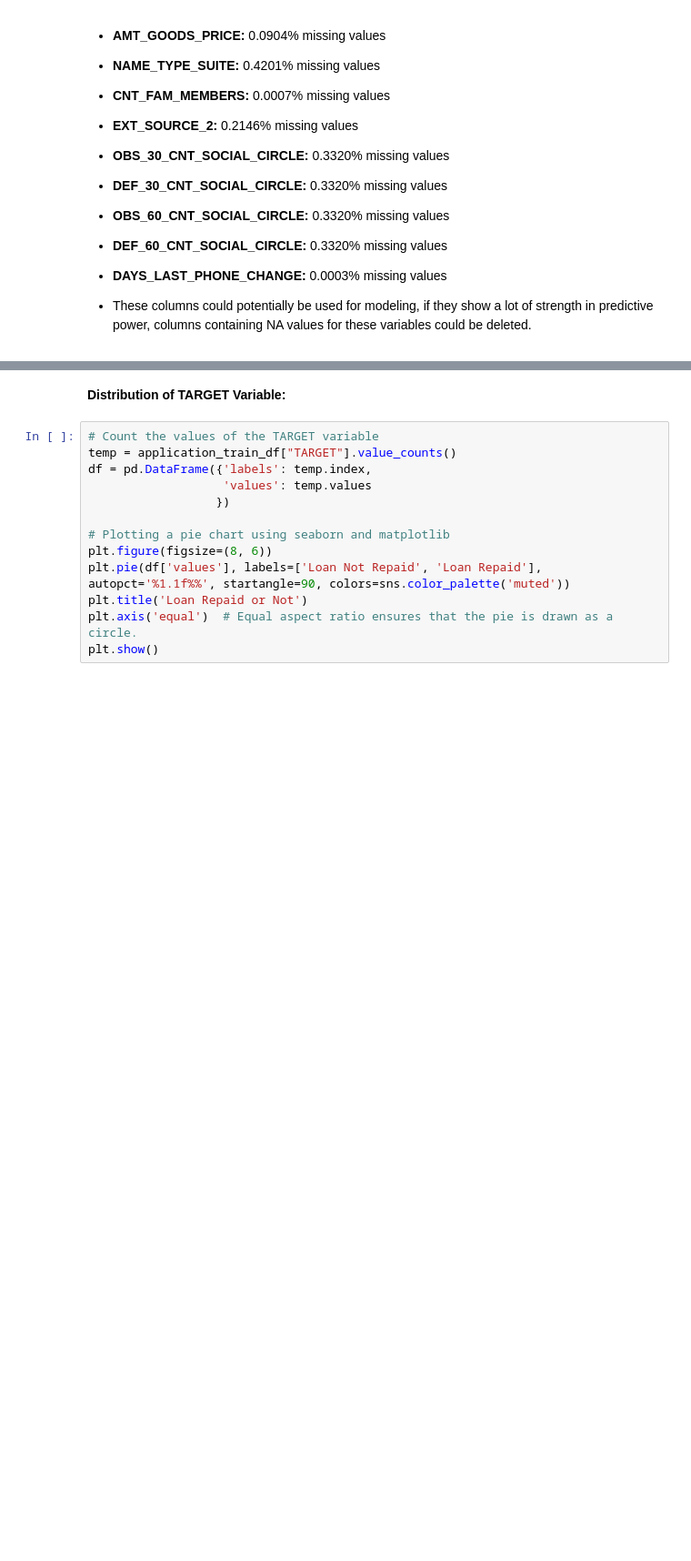
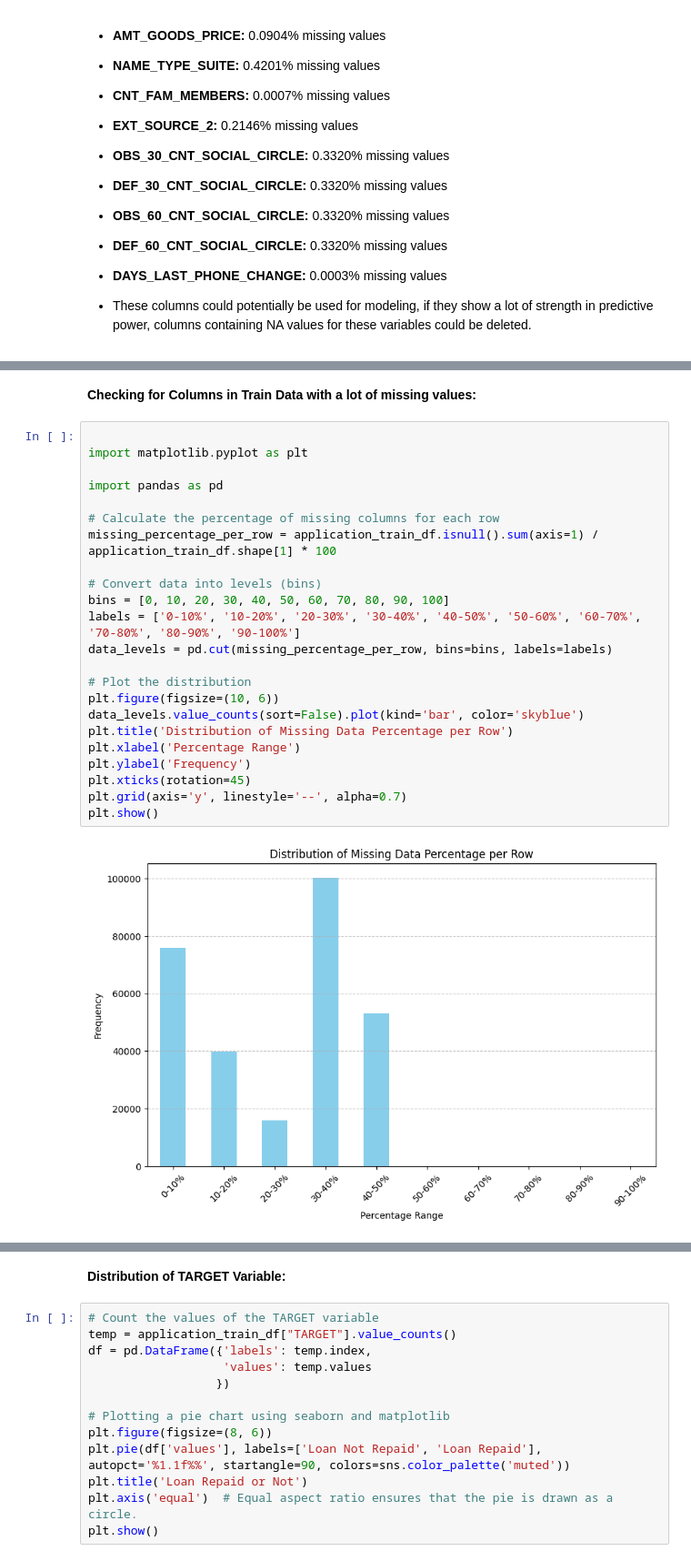
Before and after one commit to mattjohnescu/Practice-Capstone-Project, a Jupyter notebook: EDA Notebook.ipynb, the cells around one changed output, grey strips where cells are left out. Shown: that part at 91% size. Cells and saved outputs as stored; diff of their text form; blank space fills up the shorter version.

```diff
--- a/EDA Notebook.ipynb
+++ b/EDA Notebook.ipynb
@@ -385,0 +516,27 @@ All of these variables are related to housing characteristics and may have missi
+# %% [markdown]
+**Checking for Columns in Train Data with a lot of missing values:**
+# %%
+
+import matplotlib.pyplot as plt
+
+import pandas as pd
+
+# Calculate the percentage of missing columns for each row
+missing_percentage_per_row = application_train_df.isnull().sum(axis=1) / application_train_df.shape[1] * 100
+
+# Convert data into levels (bins)
+bins = [0, 10, 20, 30, 40, 50, 60, 70, 80, 90, 100]
+labels = ['0-10%', '10-20%', '20-30%', '30-40%', '40-50%', '50-60%', '60-70%', '70-80%', '80-90%', '90-100%']
+data_levels = pd.cut(missing_percentage_per_row, bins=bins, labels=labels)
+
+# Plot the distribution
+plt.figure(figsize=(10, 6))
+data_levels.value_counts(sort=False).plot(kind='bar', color='skyblue')
+plt.title('Distribution of Missing Data Percentage per Row')
+plt.xlabel('Percentage Range')
+plt.ylabel('Frequency')
+plt.xticks(rotation=45)
+plt.grid(axis='y', linestyle='--', alpha=0.7)
+plt.show()
+# %% [output]
+[figure, added]
```
Also changed, not shown: parts of 14 cells of this notebook.
